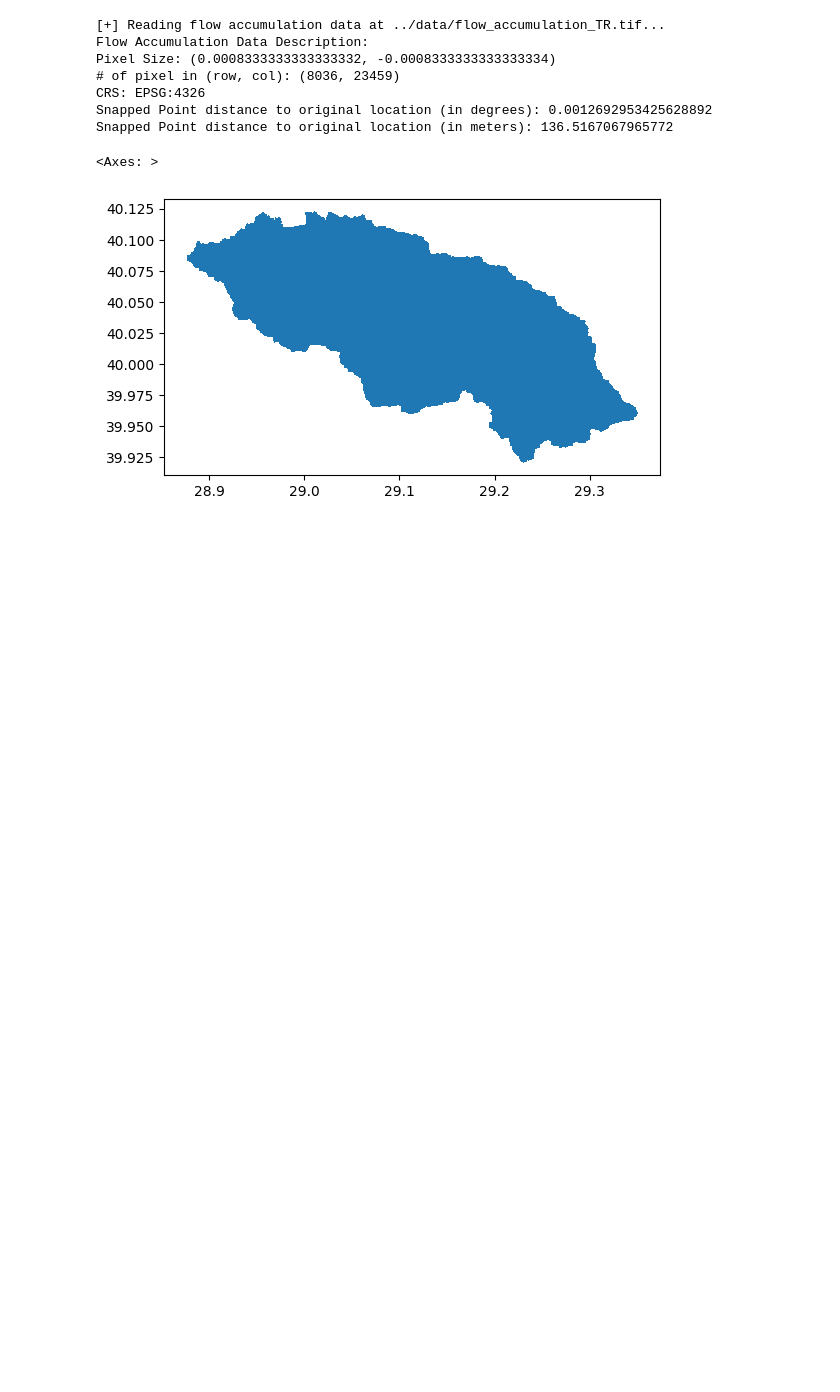
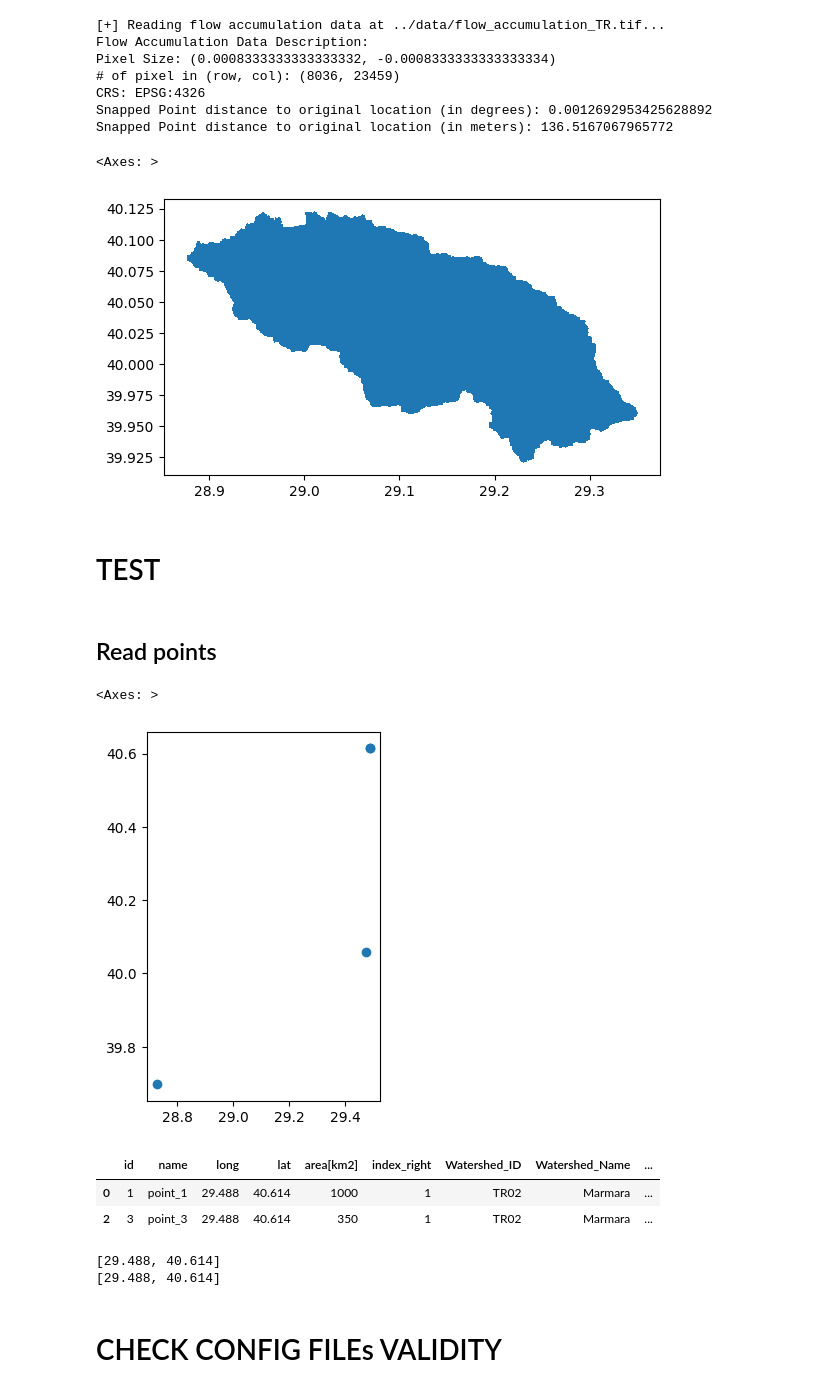
Before and after one commit to gurbuzf/dsi_watershed_delineation, a Jupyter notebook: notebook/nb_example.ipynb, the cells around one changed output. Cells and saved outputs as stored; diff of their text form; code cells hidden in the pictures; blank space fills up the shorter version.

```diff
--- a/notebook/nb_example.ipynb
+++ b/notebook/nb_example.ipynb
@@ -108,0 +103,4 @@ coord = (32.60889, 40.09623,)
+# %% [markdown]
+# TEST
+# %% [markdown]
+## Read points
@@ -108,0 +109,30 @@ coord = (32.60889, 40.09623,)
+# %%
+def read_outlets(path):
+    """
+    Checks if all column names in df are valid.
+
+    Args:
+        df: The Pandas DataFrame.
+    Returns:
+        None if all column names are in col_headers, an error otherwise.
+    """
+    points = pd.read_csv(path, sep='\t')
+    col_headers = ['id', 'name', 'long', 'lat', 'area[km2]']
+    missing_cols = []
+    for col in points.columns:
+        if col not in col_headers:
+            missing_cols.append(col)
+
+    if missing_cols:
+        raise ValueError(
+            f"The following columns are missing from the DataFrame: {missing_cols}. "
+            f"Please add these columns to the DataFrame or update the column headers in {OUTLETS}.")
+    else:
+        return gpd.GeoDataFrame(points, geometry=gpd.points_from_xy(points.long, points.lat), crs = "EPSG:4326")
+# %%
+points = read_outlets(OUTLETS)
+# %%
+points.plot()
+# %% [output]
+<Axes: >
+[figure, added]
@@ -108,0 +172,12 @@ coord = (32.60889, 40.09623,)
+# %%
+filtered_points_labelled
+# %% [output]
+|  | id | name | long | lat | area[km2] | index_right | Watershed_ID | Watershed_Name | ... |
+| 0 | 1 | point_1 | 29.488 | 40.614 | 1000 | 1 | TR02 | Marmara | ... |
+| 2 | 3 | point_3 | 29.488 | 40.614 | 350 | 1 | TR02 | Marmara | ... |
+# %%
+for index, row in filtered_points_labelled.iterrows():
+    coord = [row["long"], row["lat"]]
+# %% [output]
+[29.488, 40.614]
+[29.488, 40.614]
@@ -108,0 +188,2 @@ coord = (32.60889, 40.09623,)
+# %% [markdown]
+# CHECK CONFIG FILEs VALIDITY
```
Also changed, not shown: parts of 15 cells of this notebook, 7 other files.
